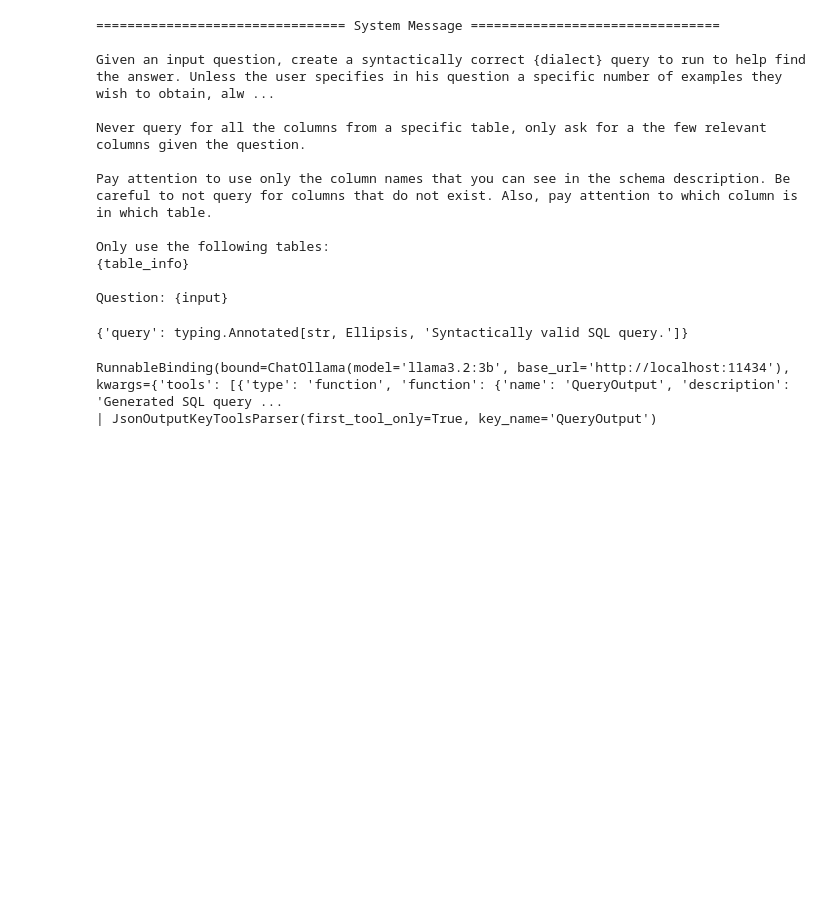
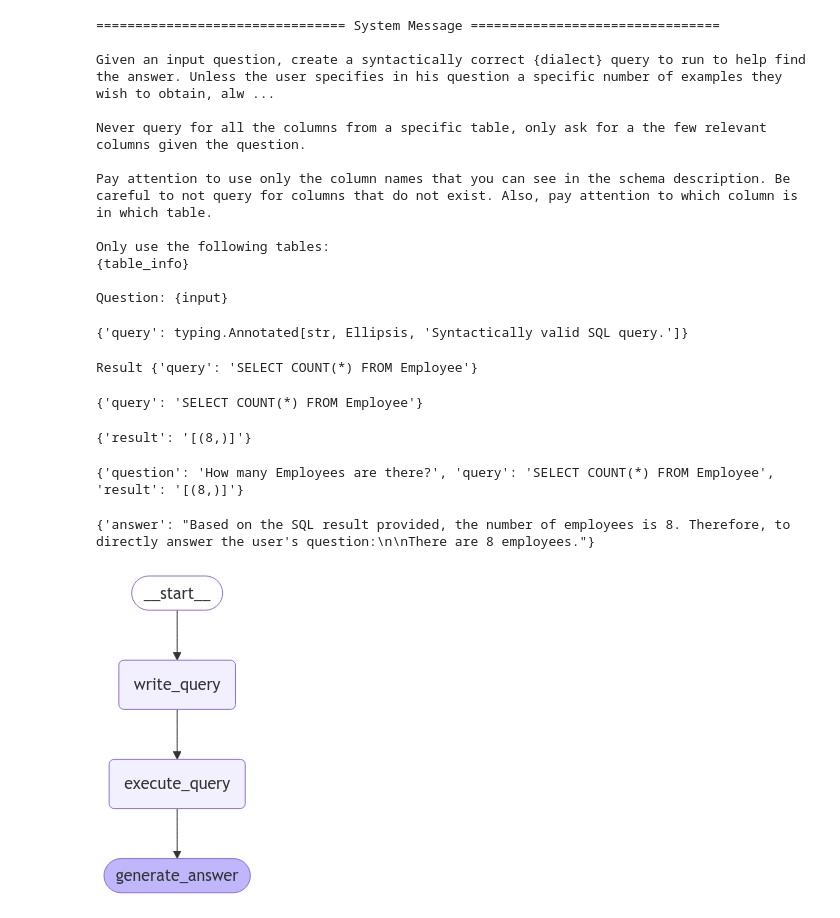
Before and after one commit to parthebhan/LangGraph-and-Ollama, a Jupyter notebook: 06 Text to MySQL Query Chatbot/Text to MySQL Agent.ipynb, the cells around one changed output. Saved outputs shown, nothing was run; the diff lists cells and outputs as text; code cells hidden in the pictures; blank space fills up the shorter version.

```diff
--- a/06 Text to MySQL Query Chatbot/Text to MySQL Agent.ipynb
+++ b/06 Text to MySQL Query Chatbot/Text to MySQL Agent.ipynb
@@ -108,6 +109,75 @@ QueryOutput.__annotations__
 {'query': typing.Annotated[str, Ellipsis, 'Syntactically valid SQL query.']}
 # %%
 llm.with_structured_output(QueryOutput)
+
+write_query({"question": "How many Employees are there?"})
 # %% [output]
-RunnableBinding(bound=ChatOllama(model='llama3.2:3b', base_url='http://localhost:11434'), kwargs={'tools': [{'type': 'function', 'function': {'name': 'QueryOutput', 'description': 'Generated SQL query ...
-| JsonOutputKeyToolsParser(first_tool_only=True, key_name='QueryOutput')
+Result {'query': 'SELECT COUNT(*) FROM Employee'}
+{'query': 'SELECT COUNT(*) FROM Employee'}
+# %%
+# Execute query
+from langchain_community.tools.sql_database.tool import QuerySQLDataBaseTool
+
+
+def execute_query(state: State):
+    """Execute SQL query."""
+    execute_query_tool = QuerySQLDataBaseTool(db=db)
+    return {"result": execute_query_tool.invoke(state["query"])}
+
+execute_query({'query': 'SELECT COUNT(*) FROM Employee'})
+# %% [output]
+{'result': '[(8,)]'}
+# %%
+# Generate answer
+# Finally, our last step generates an answer to the question
+# given the information pulled from the database:
+
+def generate_answer(state: State):
+    """Answer question using retrieved information as context."""
+    prompt = (
+        "Given the following user question, corresponding SQL query, "
+        "and SQL result, answer the user question.\n\n"
+        f'Question: {state["question"]}\n'
+        f'SQL Query: {state["query"]}\n'
+        f'SQL Result: {state["result"]}'
+    )
+    response = llm.invoke(prompt)
+    return {"answer": response.content}
+
+
+question = "How many Employees are there?"
+query = write_query({"question": question})
+result = execute_query(query)
+# %%
+state = {"question": question, **query, **result}
+print(state)
+
+generate_answer(state)
+# %% [output]
+{'question': 'How many Employees are there?', 'query': 'SELECT COUNT(*) FROM Employee', 'result': '[(8,)]'}
+{'answer': "Based on the SQL result provided, the number of employees is 8. Therefore, to directly answer the user's question:\n\nThere are 8 employees."}
+# %%
+# Orchestrating with LangGraph
+# Finally, we compile our application into a single graph object.
+# In this case, we are just connecting the three steps into a single sequence.
+
+from langgraph.graph import START, StateGraph
+from IPython.display import Image, display
+
+graph_builder = StateGraph(State)
+
+graph_builder.add_node("write_query", write_query)
+graph_builder.add_node("execute_query", execute_query)
+graph_builder.add_node("generate_answer", generate_answer)
+
+graph_builder.add_edge(START, "write_query")
+graph_builder.add_edge("write_query", "execute_query")
+graph_builder.add_edge("execute_query", "generate_answer")
+
+
+graph = graph_builder.compile()
+
+
+display(Image(graph.get_graph().draw_mermaid_png()))
+# %% [output]
+[figure, added]
```
Also changed, not shown: parts of 10 cells of this notebook.
